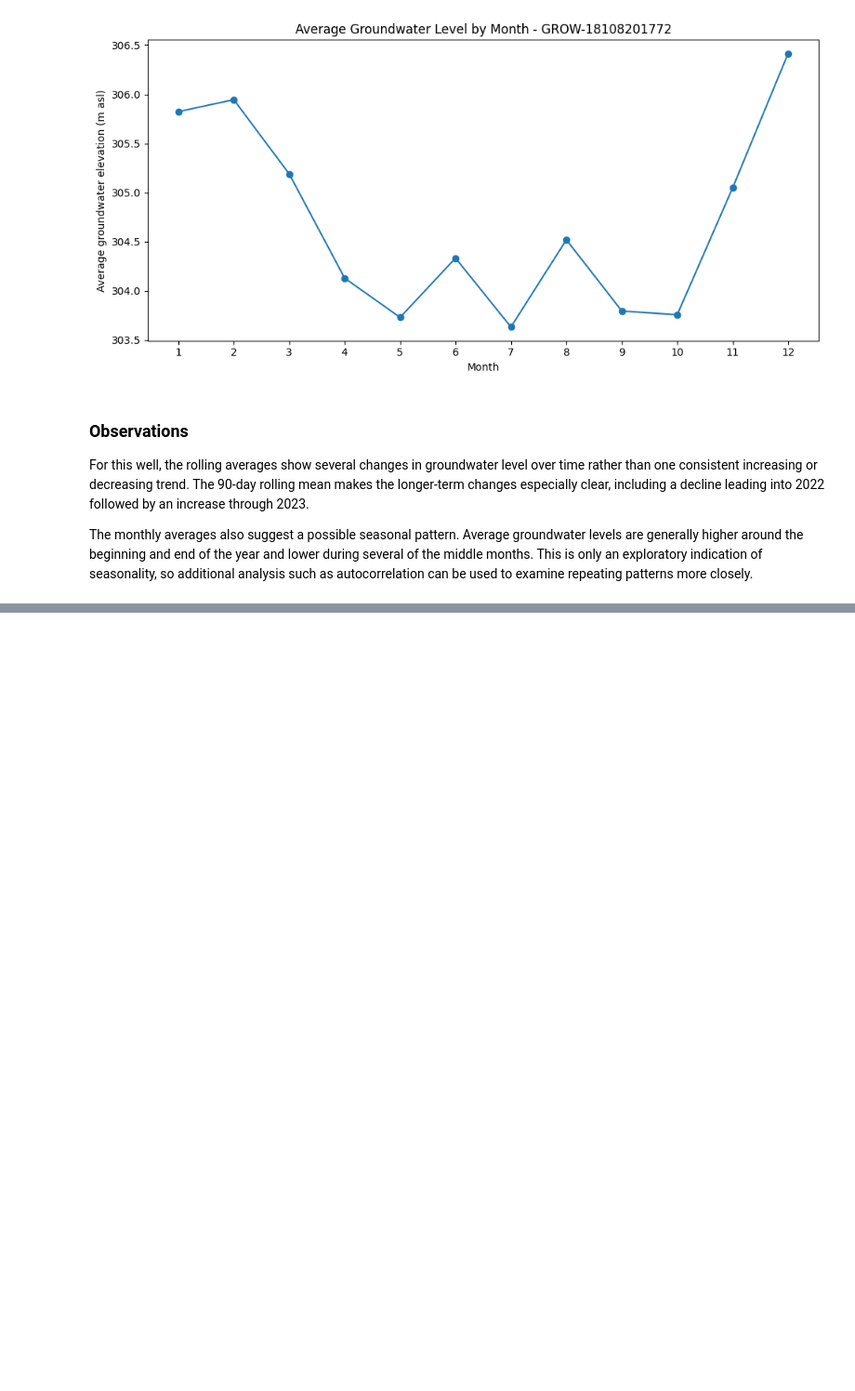
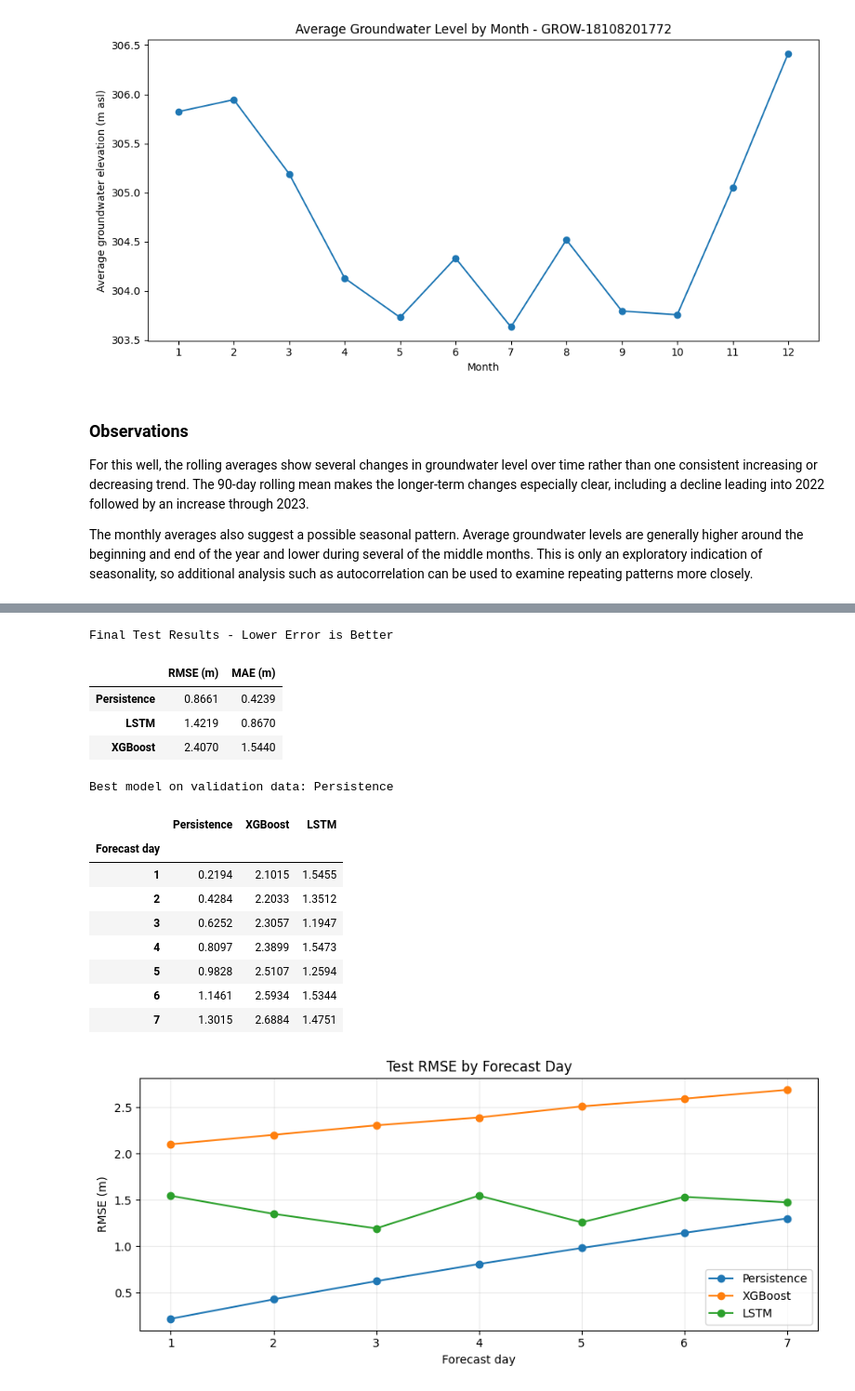
Before and after one commit to Break-Through-Tech/Microsoft-4A-groundwater-timeseries-prediction-using-AI, a Jupyter notebook: notebooks/Microsoft_4A.ipynb, the cells around one changed output, grey strips where cells are left out. Shown at 93% size. Drawn from its saved outputs; the diff is of its cells as text; code cells hidden in the pictures; blank space fills up the shorter version.

```diff
--- a/notebooks/Microsoft_4A.ipynb
+++ b/notebooks/Microsoft_4A.ipynb
@@ -440,0 +835,72 @@ The monthly averages also suggest a possible seasonal pattern. Average groundwat
+# %%
+
+# Evaluate each model on the same test observations
+test_results = {
+    name: scores(y_all[test_idx], pred)
+    for name, pred in test_predictions.items()
+}
+
+comparison = (
+    pd.DataFrame(test_results)
+    .T.sort_values("RMSE (m)")
+)
+
+print("Final Test Results - Lower Error is Better")
+display(comparison.round(4))
+
+best_val_model = min(
+    validation_results,
+    key=lambda k: validation_results[k]["RMSE (m)"]
+)
+
+print("Best model on validation data:", best_val_model)
+
+# Calculate RMSE for each forecast day
+errors_by_day = pd.DataFrame(
+    {
+        name: [
+            np.sqrt(
+                mean_squared_error(
+                    y_all[test_idx, h],
+                    pred[:, h]
+                )
+            )
+            for h in range(HORIZON)
+        ]
+        for name, pred in test_predictions.items()
+    },
+    index=pd.Index(
+        range(1, HORIZON + 1),
+        name="Forecast day"
+    )
+)
+
+display(errors_by_day.round(4))
+
+errors_by_day.plot(
+    marker="o",
+    figsize=(9, 4)
+)
+
+plt.title("Test RMSE by Forecast Day")
+plt.ylabel("RMSE (m)")
+plt.grid(alpha=0.25)
+plt.tight_layout()
+plt.show()
+# %% [output]
+Final Test Results - Lower Error is Better
+|  | RMSE (m) | MAE (m) |
+| Persistence | 0.8661 | 0.4239 |
+| LSTM | 1.4219 | 0.8670 |
+| XGBoost | 2.4070 | 1.5440 |
+Best model on validation data: Persistence
+|  | Persistence | XGBoost | LSTM |
+| Forecast day |  |  |  |
+| 1 | 0.2194 | 2.1015 | 1.5455 |
+| 2 | 0.4284 | 2.2033 | 1.3512 |
+| 3 | 0.6252 | 2.3057 | 1.1947 |
+| 4 | 0.8097 | 2.3899 | 1.5473 |
+| 5 | 0.9828 | 2.5107 | 1.2594 |
+| 6 | 1.1461 | 2.5934 | 1.5344 |
+| 7 | 1.3015 | 2.6884 | 1.4751 |
+[figure, added]
```
Also changed, not shown: parts of 23 cells of this notebook.
